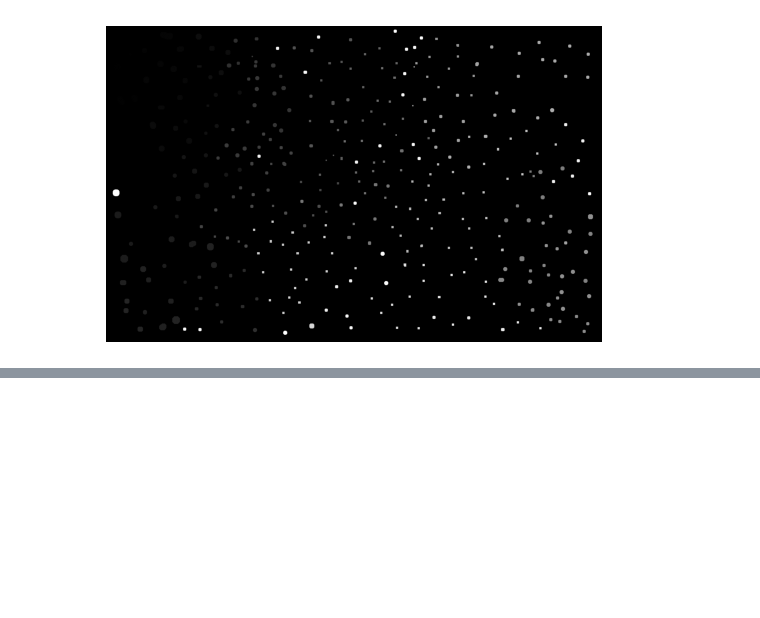
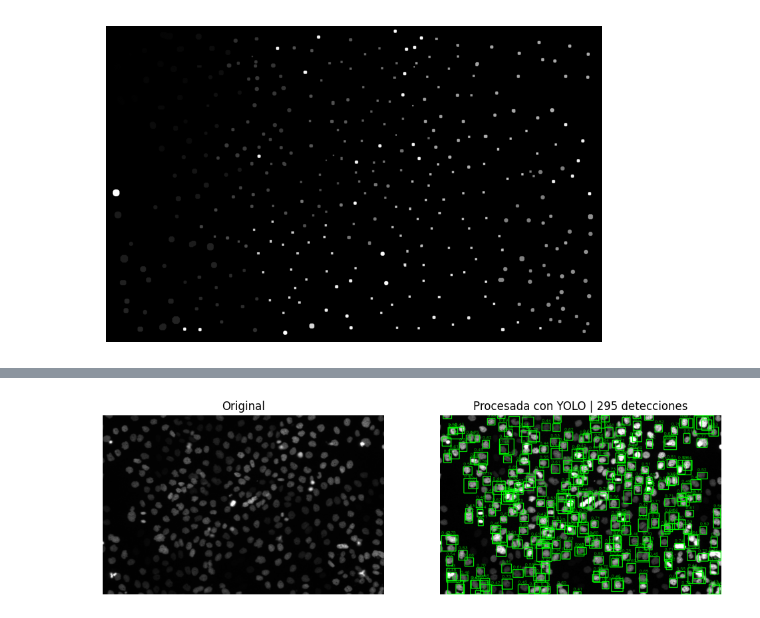
Before and after one commit to federicokatz/EDNet-YOLO, a Jupyter notebook: generar-imagenes.ipynb, the cells around one changed output, grey strips where cells are left out. Drawn from its saved outputs; the diff is of its cells as text; code cells hidden in the pictures; blank space fills up the shorter version.

```diff
--- a/generar-imagenes.ipynb
+++ b/generar-imagenes.ipynb
@@ -170,0 +159,67 @@ if __name__ == "__main__":
+# %%
+import matplotlib.pyplot as plt
+import tifffile as tiff
+import cv2
+import numpy as np
+import glob
+import os
+from edf import EDF
+
+# Función de normalización para YOLO
+def normalize_16bit_to_8bit(img):
+    p1, p99 = np.percentile(img, (1, 99))
+    img = np.clip(img, p1, p99)
+    img = (img - img.min()) / (img.max() - img.min())
+    return (img * 255).astype(np.uint8)
+
+# Preprocesamiento como en pipeline de YOLO
+def process_for_yolo(image_path):
+    img_stack = tiff.imread(image_path)
+    original = img_stack[0] if img_stack.ndim == 3 else img_stack
+    img_norm = normalize_16bit_to_8bit(original) if original.dtype == np.uint16 else original.copy()
+    img_yolo = cv2.cvtColor(img_norm, cv2.COLOR_GRAY2BGR) if img_norm.ndim == 2 else img_norm.copy()
+    return original, img_yolo
+
+# Dibujar cuadros sobre la imagen
+def draw_boxes(image, boxes):
+    img_drawn = image.copy()
+    for box in boxes:
+        x1, y1, x2, y2 = map(int, box[:4])
+        conf = box[4]
+        cv2.rectangle(img_drawn, (x1, y1), (x2, y2), (0,255,0), 2)
+        cv2.putText(img_drawn, f'{conf:.2f}', (x1, y1-5),
+                    cv2.FONT_HERSHEY_SIMPLEX, 0.5, (0,255,0), 1)
+    return img_drawn
+
+# Visualización de la imagen procesada con cuadros
+def visualize_yolo_detection(image_path, model):
+    original, processed = process_for_yolo(image_path)
+    boxes = model(processed)
+    img_with_boxes = draw_boxes(processed, boxes)
+
+    plt.figure(figsize=(12,6))
+    plt.subplot(1,2,1)
+    plt.imshow(original, cmap='gray')
+    plt.title('Original')
+    plt.axis('off')
+
+    plt.subplot(1,2,2)
+    plt.imshow(cv2.cvtColor(img_with_boxes, cv2.COLOR_BGR2RGB))
+    plt.title(f'Procesada con YOLO | {len(boxes)} detecciones')
+    plt.axis('off')
+    plt.show()
+
+if __name__ == "__main__":
+    data_dir = "../Fluo-N2DL-HeLa (1)/Fluo-N2DL-HeLa/02"
+    image_files = sorted(glob.glob(os.path.join(data_dir, "*.tif")))
+
+    model = EDF(
+        'cfg/yolov3.cfg',
+        'weights/edf',
+        ensemble_option='affirmative',
+        conf_threshold=0.4
+    )
+
+    # Visualizamos la imagen con los cuadros
+    visualize_yolo_detection(image_files[80], model)
+# %% [output]
@@ -170,0 +241 @@ if __name__ == "__main__":
+[figure, added]
```
Also changed, not shown: parts of 3 cells of this notebook.
